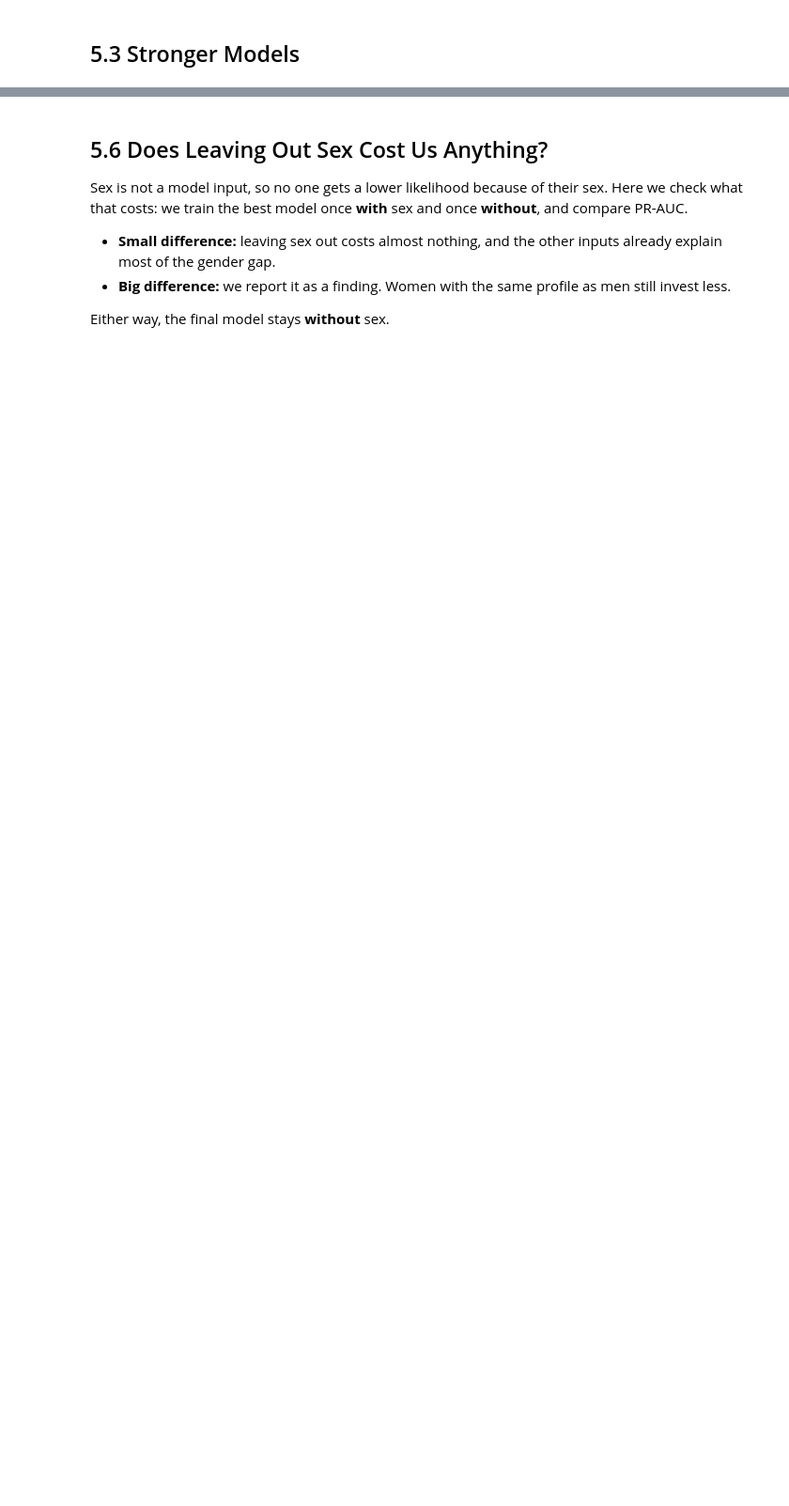
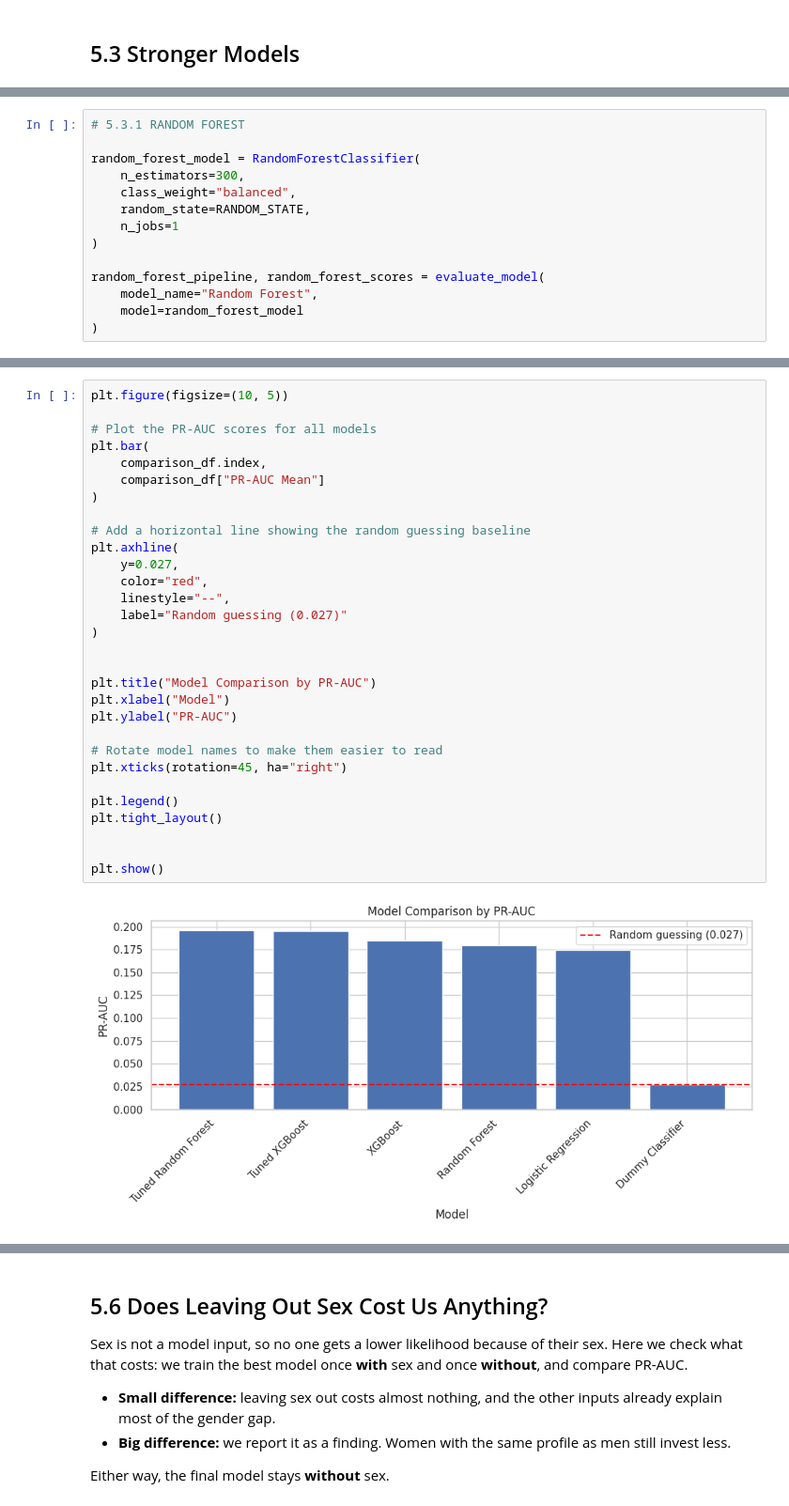
Before and after one commit to Fascos/investment-readiness-capstone-project, a Jupyter notebook: index.ipynb, the cells around one changed output, grey strips where cells are left out. Shown at 94% size. Drawn from its saved outputs; the diff is of its cells as text; blank space fills up the shorter version.

```diff
--- a/index.ipynb
+++ b/index.ipynb
@@ -1157,0 +1296,14 @@ Tune the best one or two models. Use `scoring="average_precision"`.
+# %%
+# 5.3.1 RANDOM FOREST
+
+random_forest_model = RandomForestClassifier(
+    n_estimators=300,
+    class_weight="balanced",
+    random_state=RANDOM_STATE,
+    n_jobs=1
+)
+
+random_forest_pipeline, random_forest_scores = evaluate_model(
+    model_name="Random Forest",
+    model=random_forest_model
+)
@@ -1157,0 +1553,32 @@ Tune the best one or two models. Use `scoring="average_precision"`.
+# %%
+plt.figure(figsize=(10, 5))
+
+# Plot the PR-AUC scores for all models
+plt.bar(
+    comparison_df.index,
+    comparison_df["PR-AUC Mean"]
+)
+
+# Add a horizontal line showing the random guessing baseline
+plt.axhline(
+    y=0.027,
+    color="red",
+    linestyle="--",
+    label="Random guessing (0.027)"
+)
+
+
+plt.title("Model Comparison by PR-AUC")
+plt.xlabel("Model")
+plt.ylabel("PR-AUC")
+
+# Rotate model names to make them easier to read
+plt.xticks(rotation=45, ha="right")
+
+plt.legend()
+plt.tight_layout()
+
+
+plt.show()
+# %% [output]
+[figure, added]
```
Also changed, not shown: parts of 86 cells of this notebook.
